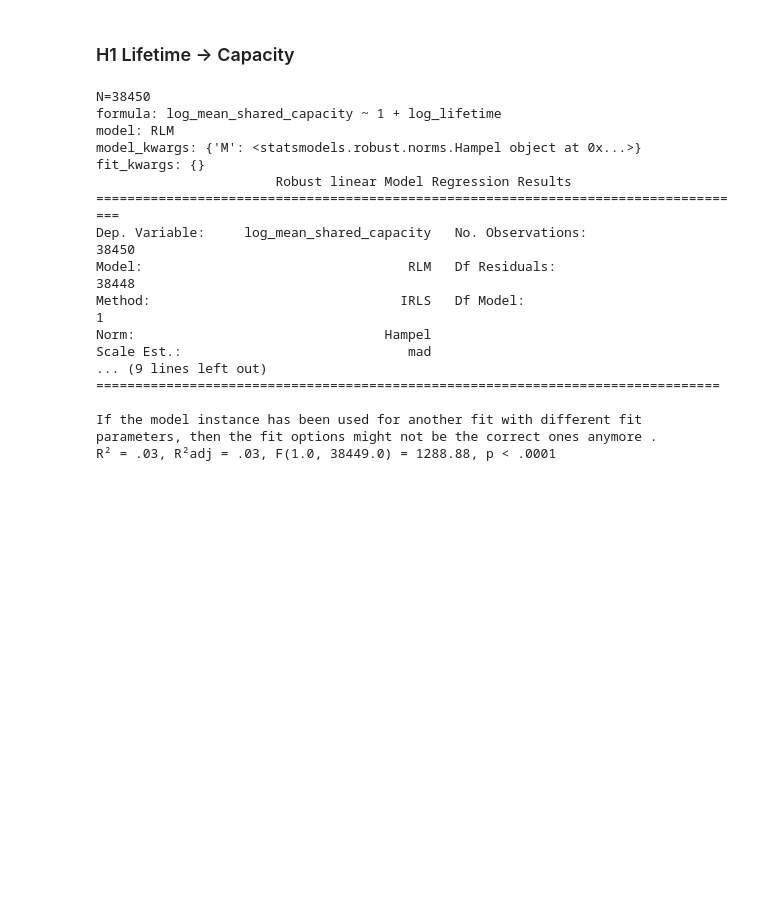
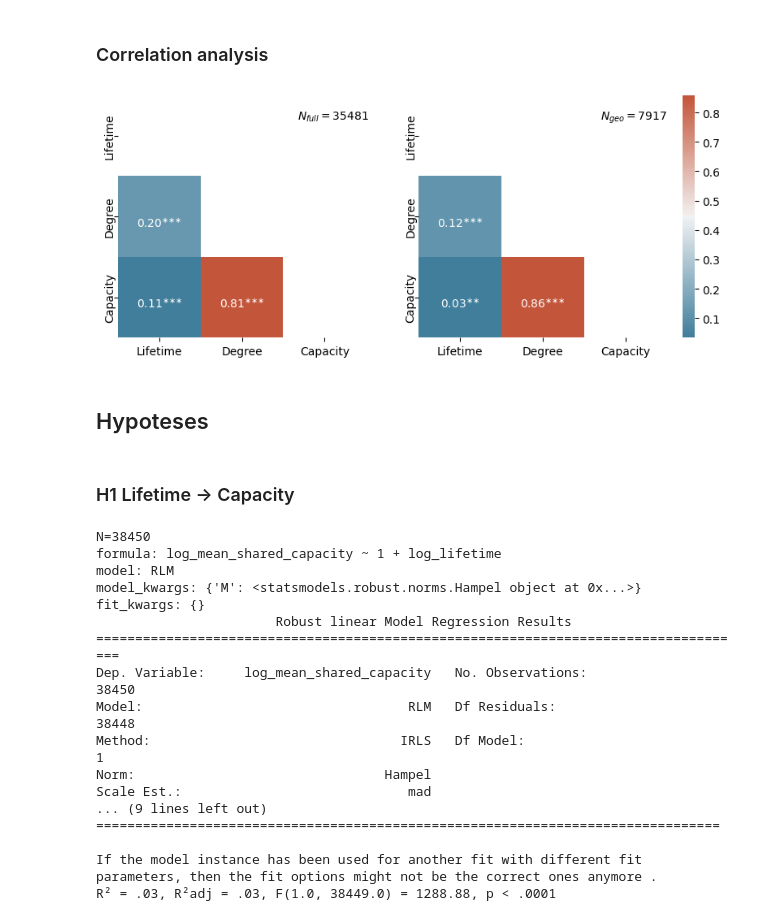
Before and after one commit to Ellariel/ln-node-lifetime-analysis, a Jupyter notebook: analysis.ipynb, the cells around one changed output. Saved outputs shown, nothing was run; the diff lists cells and outputs as text; code cells hidden in the pictures; blank space fills up the shorter version.

```diff
--- a/analysis.ipynb
+++ b/analysis.ipynb
@@ -123,3 +205,53 @@ lifetime == 0: 628 0.017391785981334295
+# %% [markdown]
+### Correlation analysis
+# %%
+d = df.copy().rename(columns={
+    "lifetime": "Lifetime",
+    "mean_degree": "Degree",
+    "mean_shared_capacity": "Capacity"})
+fig = plt.figure(figsize=(8, 3.5))
+ax_left = fig.add_subplot(1, 2, 1)
+d0 = d[["Lifetime", "Degree", "Capacity"]]
+c = d0.corr(method=lambda x, y: stats.spearmanr(x, y, nan_policy="omit").statistic)
+p = d0.corr(method=lambda x, y: stats.spearmanr(x, y, nan_policy="omit").pvalue)
+a = c.copy().astype(str)
+for i in a.keys():
+    for j in a[i].keys():
+        a.loc[i, j] = f"{c[i][j]:.2f}$^{{{get_stars(p[i][j])}}}$".replace('*', '{\\ast}')
+cmap = sns.diverging_palette(230, 20, n=256, as_cmap=True) #cmap="YlGnBu"
+mask = np.triu(np.ones_like(c, dtype=bool))
+ax_left = sns.heatmap(c, cmap=cmap, mask=mask, annot_kws={'va':'top'}, fmt='',
+                 robust=False, ax=ax_left, cbar=True, annot=a)
+ax_left.set_yticklabels(labels=ax_left.get_yticklabels(), ha='center', rotation=90)
+ax_left.collections[0].colorbar.ax.set_visible(False)
+ax_left.text(2.6, 0.3, f"$N_{{full}}={len(d0)}$", ha='center')
+
+ax_right = fig.add_subplot(1, 2, 2)
+d1 = d.dropna(subset="country")[["Lifetime", "Degree", "Capacity"]]
+c = d1.corr(method=lambda x, y: stats.spearmanr(x, y, nan_policy="omit").statistic)
+p = d1.corr(method=lambda x, y: stats.spearmanr(x, y, nan_policy="omit").pvalue)
+a = c.copy().astype(str)
+for i in a.keys():
+    for j in a[i].keys():
+        a.loc[i, j] = f"{c[i][j]:.2f}$^{{{get_stars(p[i][j])}}}$".replace('*', '{\\ast}')
+#cmap = sns.diverging_palette(230, 20, n=256, as_cmap=True)
+mask = np.triu(np.ones_like(c, dtype=bool))
+ax_right = sns.heatmap(c, cmap=cmap, mask=mask, annot_kws={'va':'top'}, fmt='',
+                 robust=False, ax=ax_right, cbar=True, annot=a)
+ax_right.set_yticklabels(labels=ax_right.get_yticklabels(), ha='center', rotation=90)
+ax_right.text(2.6, 0.3, f"$N_{{geo}}={len(d1)}$", ha='center')
+
+fig.tight_layout(pad=1.01)
+fig.savefig(
+        os.path.join(results_dir, "fig03.pdf"),
+        dpi=1200,
+        bbox_inches="tight",
+        format='pdf',
+    )
+# %% [output]
+[figure, added]
+# %% [markdown]
+## Hypoteses
 # %% [markdown]
 ### H1 Lifetime → Capacity
 # %%
```
Also changed, not shown: parts of 9 cells of this notebook, 5 other files.
